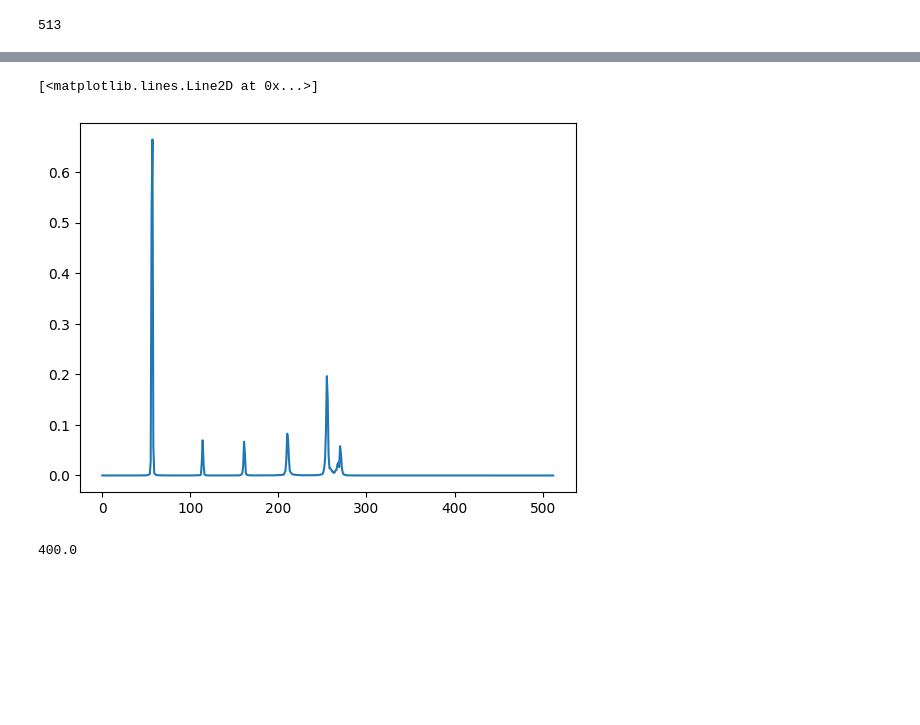
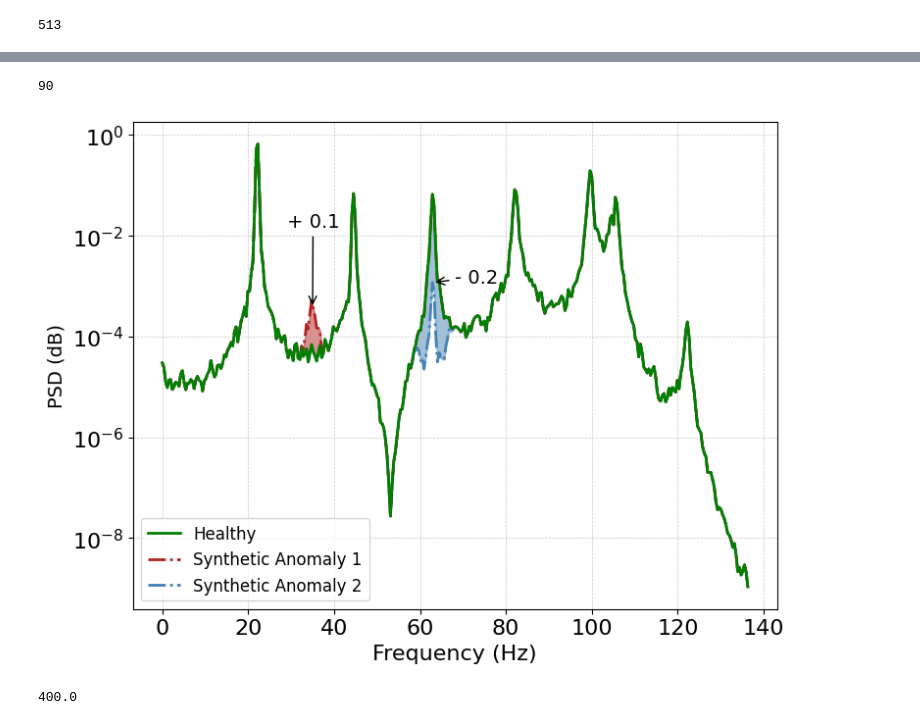
Before and after one commit to YacineBelHadj/PSHM_mdof, a Jupyter notebook: notebooks/Virtual_anomaly_synthesis/PSD_alteration.ipynb, the cells around one changed output, grey strips where cells are left out. Saved outputs shown, nothing was run; the diff lists cells and outputs as text; code cells hidden in the pictures; blank space fills up the shorter version.

```diff
--- a/notebooks/Virtual_anomaly_synthesis/PSD_alteration.ipynb
+++ b/notebooks/Virtual_anomaly_synthesis/PSD_alteration.ipynb
@@ -1,6 +1,10 @@
 # %% [markdown]
 # Motivation
 in this notebook, we will show how to use the PSD alteration method to generate virtual anomalies.
+# %%
+# set the font size of the figure
+import matplotlib.pyplot as plt
+plt.rcParams.update({'font.size': 16})
 # %%
 # database_path load from config file
 from config import settings
@@ -40,8 +44,0 @@ dataset = PSDDataset(
-# %%
-# grab a sample from the dataset
-import matplotlib.pyplot as plt
-sample = dataset[0]
-plt.plot(sample[0])
-# %% [output]
-[<matplotlib.lines.Line2D at 0x...>]
-[figure, removed]
@@ -48,3 +72,58 @@ plt.plot(sample[0])
+# %%
+index_freq = np.argmin(np.abs(freq_int - anomaly_freq))
+index_freq
+# %% [output]
+90
+# %%
+# grab a sample from the dataset
+import matplotlib.pyplot as plt
+
+sample = dataset[0][0][0:350]
+freq_int = freq_axis[0:350]
+sample_aff = affect_psd(sample, freq_int, 0.1, 35, 1)
+sample_aff_2 = affect_psd(sample, freq_int, -0.2, 63, 2)
+
+fig, ax = plt.subplots(figsize=(8, 6))
+
+# Plot data
+ax.plot(freq_int, sample, label='Healthy', color='green', linewidth=2, zorder=3)
+ax.plot(freq_int, sample_aff, linestyle='-.', label='Synthetic Anomaly 1', color='firebrick', linewidth=2, zorder=2)
+ax.plot(freq_int, sample_aff_2, linestyle='-.', label='Synthetic Anomaly 2', color='steelblue', linewidth=2, zorder=1)
+
+# Optional: Fill between curves
+ax.fill_between(freq_int, sample,sample_aff, color='firebrick', alpha=0.5)
+ax.fill_between(freq_int, sample, sample_aff_2, color='steelblue', alpha=0.5)
+
+# Add an arrow annotation
+anomaly_freq = 35  # Adjust this value to the frequency where your anomaly occurs
+anomaly_loc = sample_aff[np.argmin(np.abs(freq_int - anomaly_freq))]  # Amplitude at anomaly frequency
+ax.annotate('+ 0.1',
+            xy=(anomaly_freq, anomaly_loc),
+            xytext=(anomaly_freq-6 , anomaly_loc * 40),
+            arrowprops=dict(facecolor='black', arrowstyle='->'),
+            fontsize=14)
+# add another arrow annotation
+anomaly_freq = 63
+anomaly_loc = sample_aff_2[np.argmin(np.abs(freq_int - anomaly_freq))]
+ax.annotate('- 0.2',
+            xy=(anomaly_freq, anomaly_loc),
+            xytext=(anomaly_freq+5 , anomaly_loc ),
+            arrowprops=dict(facecolor='black', arrowstyle='->'),
+            fontsize=14)
+
+# Enhance the grid, title, and labels
+ax.grid(which='both', linestyle='--', linewidth=0.5, alpha=0.7)
+ax.legend(loc='best', fontsize=12)
+ax.set_xlabel('Frequency (Hz)')
+ax.set_ylabel('PSD (dB)', fontsize=14)
+ax.tick_params(axis='both', which='major')
+ax.set_yscale('log')
+
+plt.tight_layout()
+plt.savefig('fig/PSD_alteration.png', dpi=300, bbox_inches='tight')
+plt.show()
+# %% [output]
+[figure, added]
 # %%
 fs
 # %% [output]
```
Also changed, not shown: parts of 6 cells of this notebook, 30 other files.
